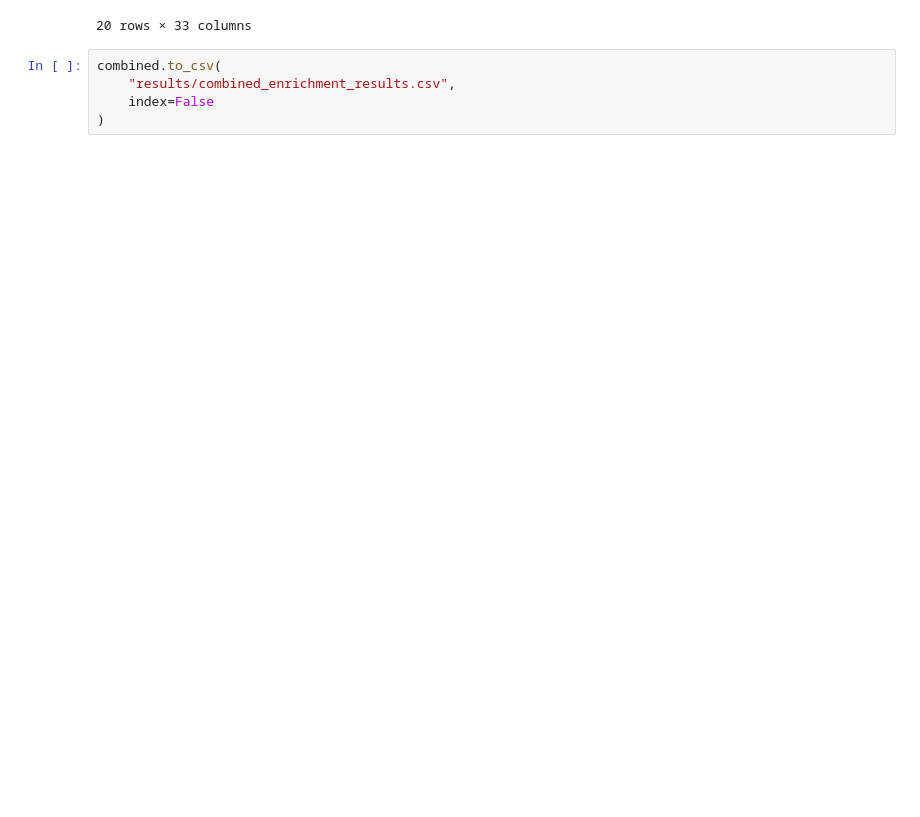
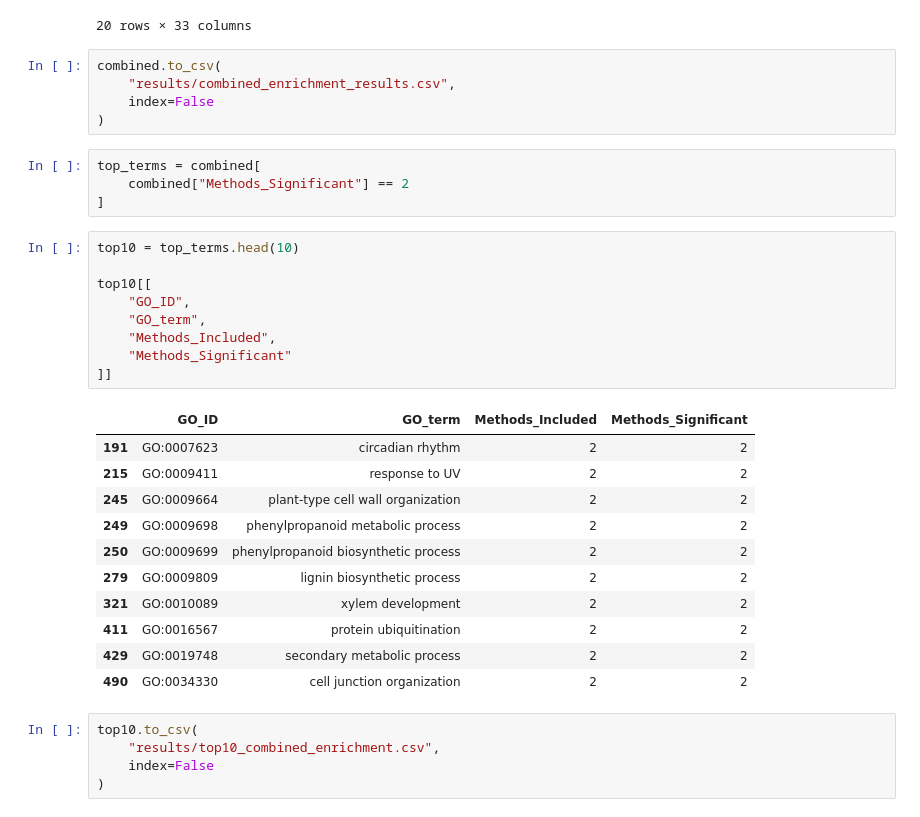
Before and after one commit to KopikoCappu/CGS4144, a Jupyter notebook: analysis.ipynb, the cells around one changed output. Drawn from its saved outputs; the diff is of its cells as text; blank space fills up the shorter version.

Commit message:
Added top 10 combined enrichment

```diff
--- a/analysis.ipynb
+++ b/analysis.ipynb
@@ -568,3 +568,33 @@ combined.to_csv(
     "results/combined_enrichment_results.csv",
     index=False
 )
+# %%
+top_terms = combined[
+    combined["Methods_Significant"] == 2
+]
+# %%
+top10 = top_terms.head(10)
+
+top10[[
+    "GO_ID",
+    "GO_term",
+    "Methods_Included",
+    "Methods_Significant"
+]]
+# %% [output]
+|  | GO_ID | GO_term | Methods_Included | Methods_Significant |
+| 191 | GO:0007623 | circadian rhythm | 2 | 2 |
+| 215 | GO:0009411 | response to UV | 2 | 2 |
+| 245 | GO:0009664 | plant-type cell wall organization | 2 | 2 |
+| 249 | GO:0009698 | phenylpropanoid metabolic process | 2 | 2 |
+| 250 | GO:0009699 | phenylpropanoid biosynthetic process | 2 | 2 |
+| 279 | GO:0009809 | lignin biosynthetic process | 2 | 2 |
+| 321 | GO:0010089 | xylem development | 2 | 2 |
+| 411 | GO:0016567 | protein ubiquitination | 2 | 2 |
+| 429 | GO:0019748 | secondary metabolic process | 2 | 2 |
+| 490 | GO:0034330 | cell junction organization | 2 | 2 |
+# %%
+top10.to_csv(
+    "results/top10_combined_enrichment.csv",
+    index=False
+)
```
Also changed, not shown: 1 other file.
